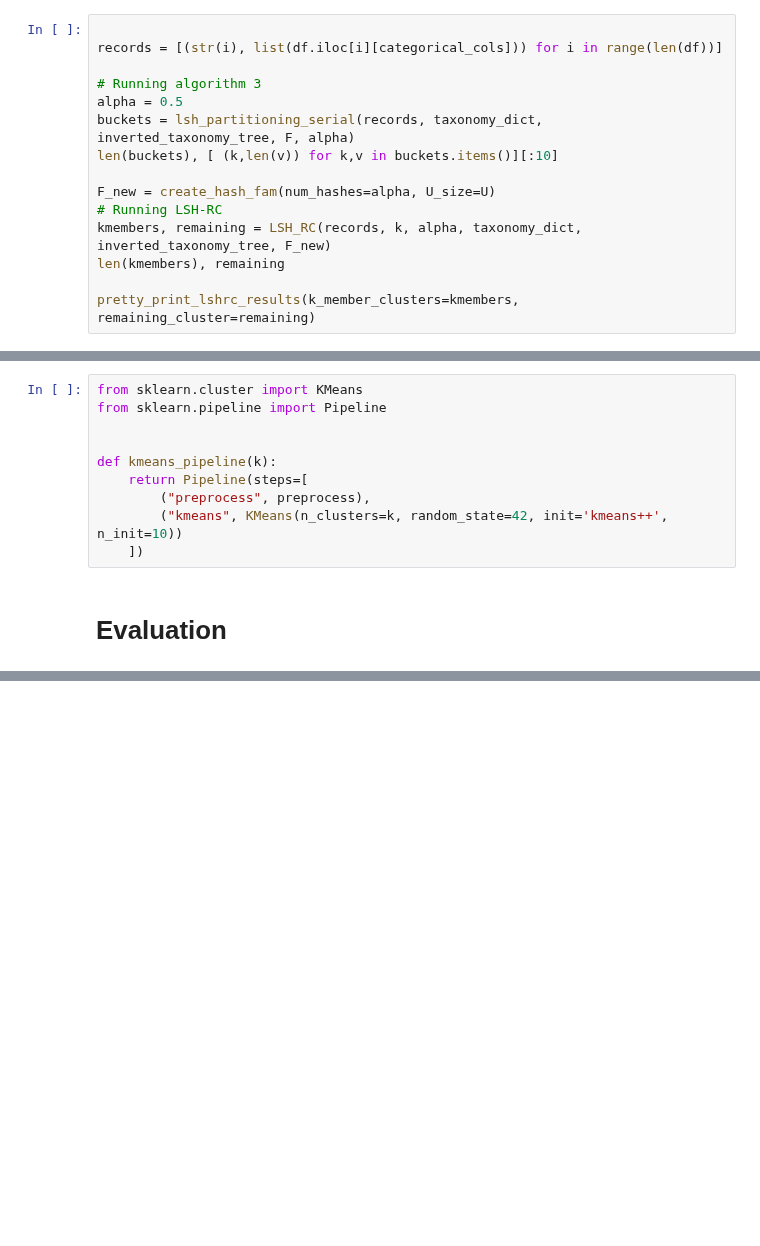
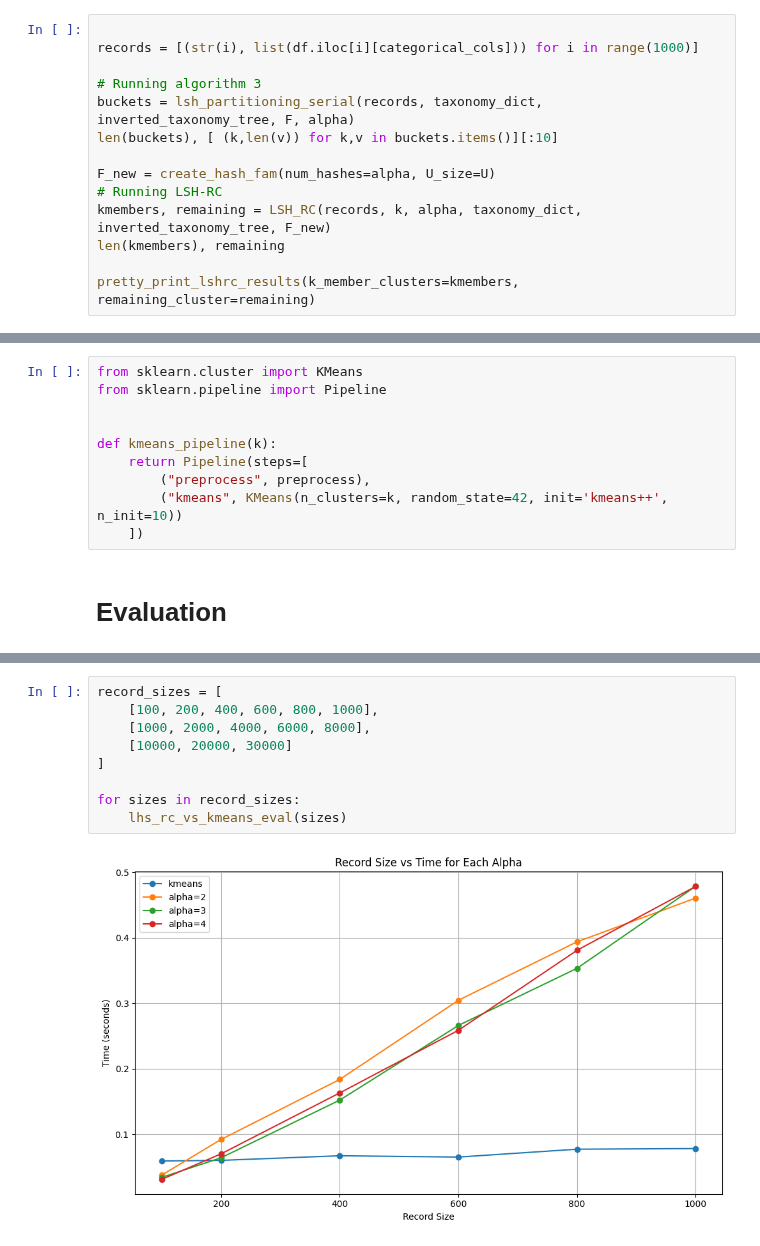
Before and after one commit to Khotso-Bore/Local-Recoding-Anonymization, a Jupyter notebook: local_recoding_modified.ipynb, the cells around one changed output, grey strips where cells are left out. Cells and saved outputs as stored; diff of their text form; blank space fills up the shorter version.

```diff
--- a/local_recoding_modified.ipynb
+++ b/local_recoding_modified.ipynb
@@ -1332,10 +1332,9 @@ def pretty_print_lshrc_results(k_member_clusters, remaining_cluster=None, show_r
     print("="*80)
 # %%
 
-records = [(str(i), list(df.iloc[i][categorical_cols])) for i in range(len(df))]
+records = [(str(i), list(df.iloc[i][categorical_cols])) for i in range(1000)]
 
 # Running algorithm 3
-alpha = 0.5
 buckets = lsh_partitioning_serial(records, taxonomy_dict, inverted_taxonomy_tree, F, alpha)
 len(buckets), [ (k,len(v)) for k,v in buckets.items()][:10]
 
@@ -1381,0 +1478,11 @@ def kmeans_pipeline(k):
+# %%
+record_sizes = [
+    [100, 200, 400, 600, 800, 1000],
+    [1000, 2000, 4000, 6000, 8000],
+    [10000, 20000, 30000]
+]
+
+for sizes in record_sizes:
+    lhs_rc_vs_kmeans_eval(sizes)
+# %% [output]
+[figure, added]
```
Also changed, not shown: parts of 12 cells of this notebook, 1 other file.
